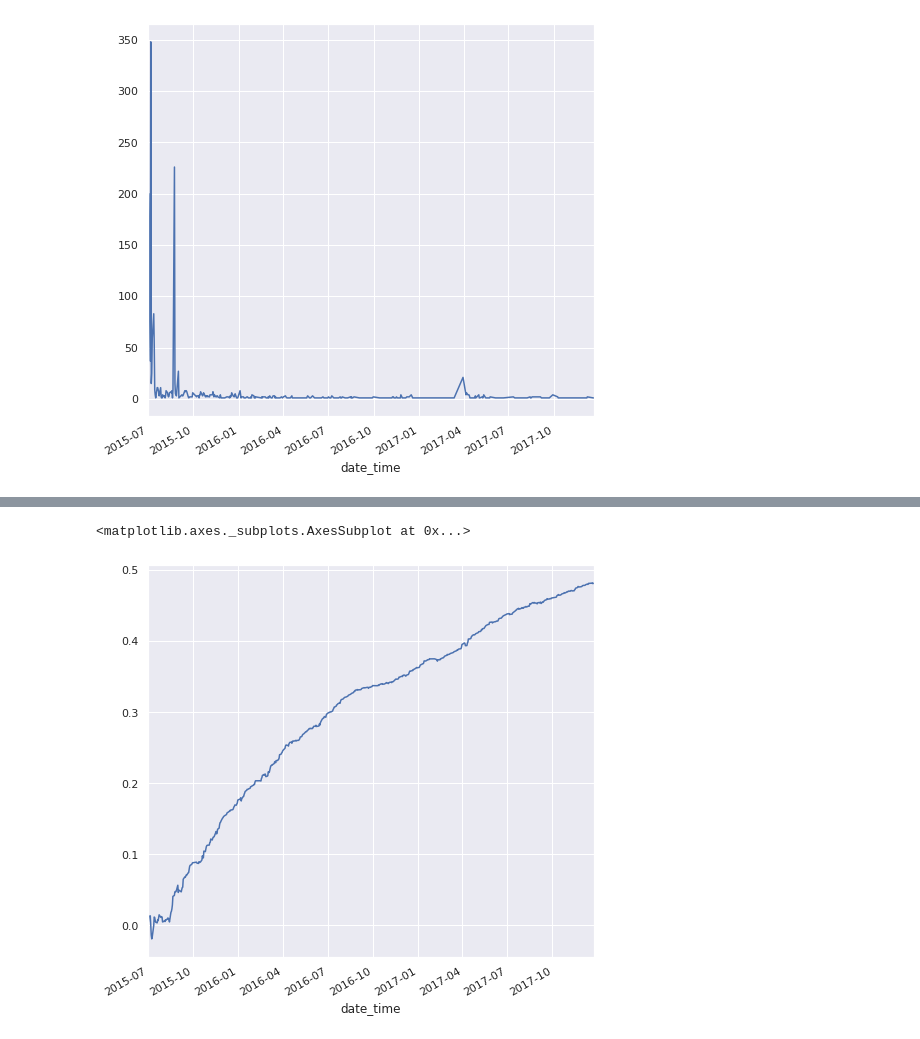
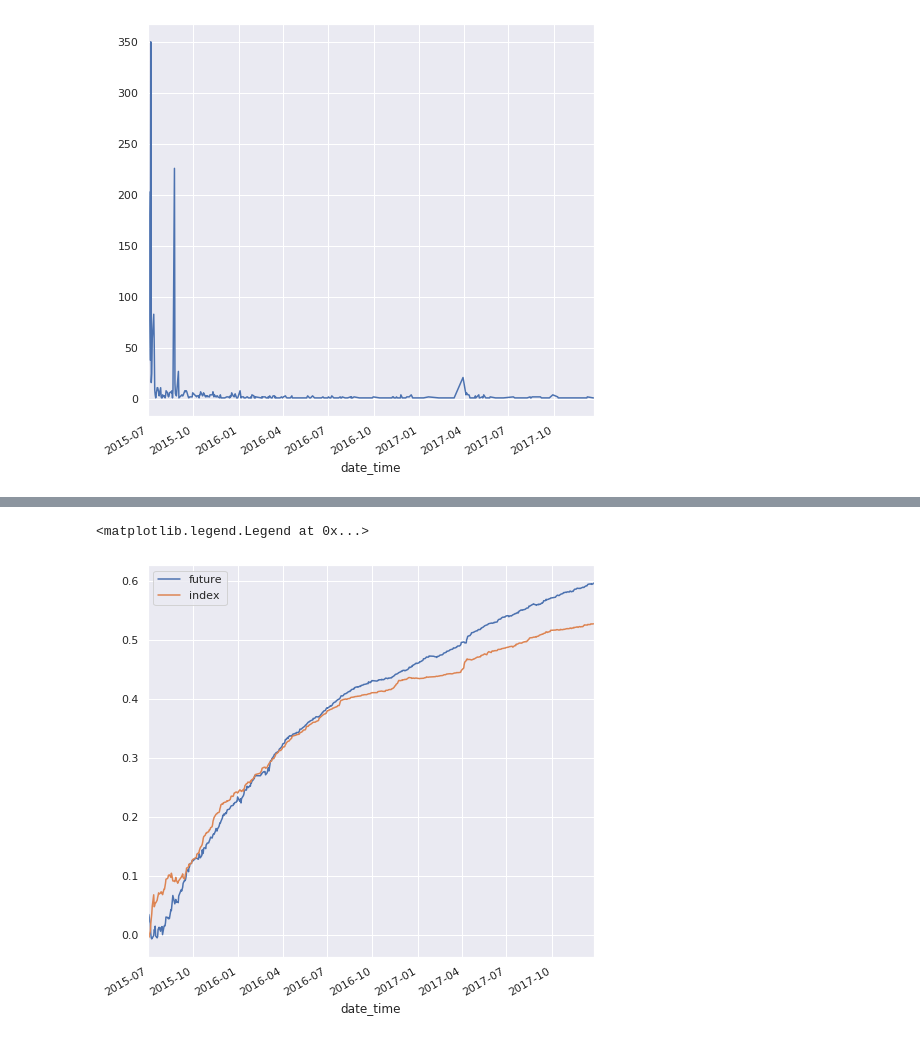
Before and after one commit to 1900sala/boosting, a Jupyter notebook: train1.ipynb, the cells around one changed output, grey strips where cells are left out. Cells and saved outputs as stored; diff of their text form; code cells hidden in the pictures.

```diff
--- a/train1.ipynb
+++ b/train1.ipynb
@@ -266,3 +306,5 @@ use_f = r1_factor + return_factor + intraday_factor + vol_factor1
+# %%
+use_f = rf + rf_uniform + rf_demean + rf_square +  r3 + rema +  intraday_factor + r1_factor + vol_factor1
 # %%
 print(use_f)
 print(len(use_f))
@@ -399,9 +423,0 @@ plot_conditional_expectation( np.array(df["preds"]-df["pred_mean"]),np.array(df[
-# %%
-df = pd.DataFrame({"portfolio_return":portfolio_return, "market_return":market_return, "portfolio_limit_return":portfolio_limit_return})
-df.index = t
-df["date_time"] = t
-plt.rcParams['figure.figsize'] = (8, 8)
-(df["portfolio_return"]-df["market_return"]).cumsum().plot()
-df["portfolio_return"].cumsum().plot()
-df["portfolio_limit_return"].cumsum().plot()
-(df["portfolio_limit_return"]-df["market_return"]).cumsum().plot()
@@ -557,7 +610,7 @@ plt.vlines(bst.best_ntree_limit, 50, 120, colors = "r", linestyles = "dashed")
 tb = datetime.datetime(2015,7,1)
 te = datetime.datetime(2018,1,1)
 data_sim = data[ (data["date_time"] >= tb)&(data["date_time"] < te)]
-sim_pred =  bst.predict(xgb.DMatrix(data_sim[use_f]), ntree_limit=bst.best_ntree_limit)
+sim_pred =  bst.predict(xgb.DMatrix(data_sim[use_f]), ntree_limit= bst.best_ntree_limit + 20)
 # %%
 data_sim["preds"] = sim_pred
 data_sim = data_sim.reset_index(drop=True)
@@ -670,7 +671,11 @@ plt.legend()
 # %%
 data_sim["preds+"] = data_sim["preds"].apply(lambda x: x if x>=0 else 0)
 plt.rcParams['figure.figsize'] = (8, 8)
-data_sim["pnl_byweight1"] = data_sim["preds+"] * (data_sim["return"] - data_sim["index500_return"])
-pnl_byweight1 = data_sim.groupby(['date_time'])['pnl_byweight1'].sum()*0.008
-pnl_byweight1.cumsum().plot()
+data_sim["pnl_byweightF1"] = data_sim["preds+"] * (data_sim["return"] - data_sim["future500_return"])
+data_sim["pnl_byweightI1"] = data_sim["preds+"] * (data_sim["return"] - data_sim["index500_return"])
+pnl_byweightF1 = data_sim.groupby(['date_time'])['pnl_byweightF1'].sum()*0.008
+pnl_byweightI1 = data_sim.groupby(['date_time'])['pnl_byweightI1'].sum()*0.008
+pnl_byweightF1.cumsum().plot(label = "future")
+pnl_byweightI1.cumsum().plot(label = "index")
+plt.legend()
 # %% [output]
@@ -679,11 +684,15 @@ pnl_byweight1.cumsum().plot()
 # %%
 data_sim["preds-"] = data_sim["preds"].apply(lambda x: x if x<=0 else 0)
 plt.rcParams['figure.figsize'] = (8, 8)
-data_sim["pnl_byweight2"] =  data_sim["preds-"] * (data_sim["return"] - data_sim["index500_return"])
-pnl_byweight2 = data_sim.groupby(['date_time'])['pnl_byweight2'].sum()*0.008
-pnl_byweight2.cumsum().plot()
+data_sim["pnl_byweightI2"] = data_sim["preds+"] * (data_sim["return"] - data_sim["index500_return"])
+data_sim["pnl_byweightF2"] =  data_sim["preds-"] * (data_sim["return"] - data_sim["future500_return"])
+pnl_byweightF2 = data_sim.groupby(['date_time'])['pnl_byweightF2'].sum()*0.008
+pnl_byweightI2 = data_sim.groupby(['date_time'])['pnl_byweightI2'].sum()*0.008
+pnl_byweightF2.cumsum().plot(label = "future")
+pnl_byweightI2.cumsum().plot(label = "index")
+plt.legend()
 # %% [output]
-<matplotlib.axes._subplots.AxesSubplot at 0x...>
+<matplotlib.legend.Legend at 0x...>
-[figure, old version]
+[figure, new version]
 # %%
 plt.rcParams['figure.figsize'] = (8, 8)
```
Also changed, not shown: parts of 76 cells of this notebook, 5 other files.
